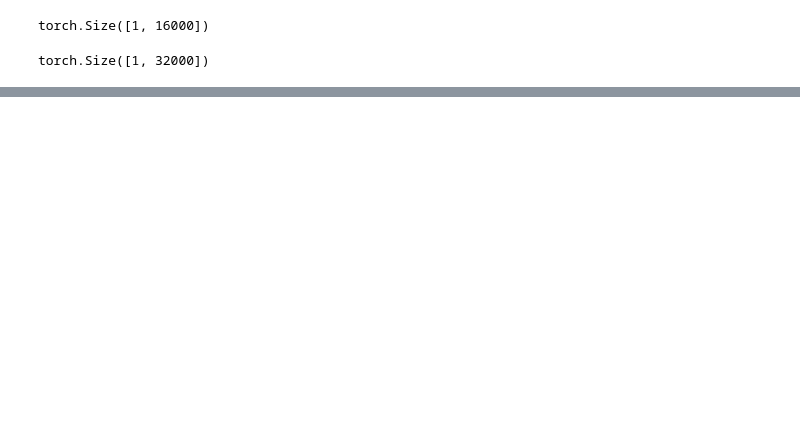
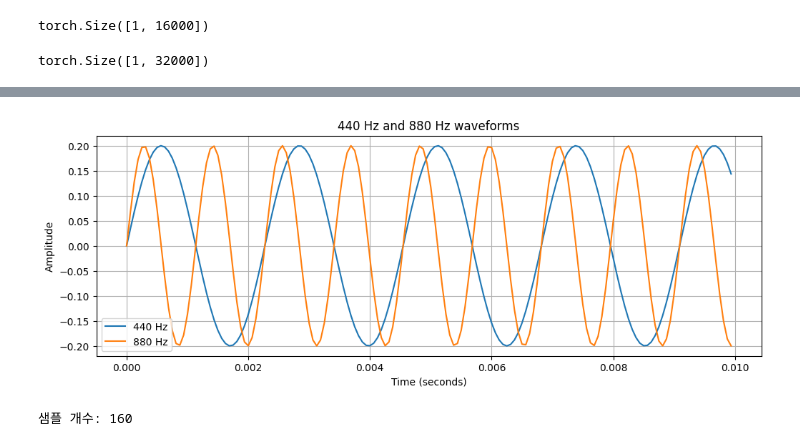
Before and after one commit to min-gyu-jeon/ai-study, a Jupyter notebook: asr-study/01_waveform.ipynb, the cells around one changed output, grey strips where cells are left out. Cells and saved outputs as stored; diff of their text form; code cells hidden in the pictures; blank space fills up the shorter version.

```diff
--- a/asr-study/01_waveform.ipynb
+++ b/asr-study/01_waveform.ipynb
@@ -77,3 +77,32 @@ Audio(waveform[0].numpy(), rate=sample_rate, normalize=False)
 샘플링 주파수: 16000 Hz
 재생 길이: 2.0 초
 [interactive output not drawn]
+# %%
+import math
+import torch
+import matplotlib.pyplot as plt
+
+sample_rate = 16_000
+duration = 0.01  # 0.01초, 즉 10밀리초
+
+num_samples = int(sample_rate * duration)
+time = torch.arange(num_samples) / sample_rate
+
+wave_440 = 0.2 * torch.sin(2 * math.pi * 440 * time)
+wave_880 = 0.2 * torch.sin(2 * math.pi * 880 * time)
+
+plt.figure(figsize=(12, 4))
+plt.plot(time, wave_440, label="440 Hz")
+plt.plot(time, wave_880, label="880 Hz")
+
+plt.xlabel("Time (seconds)")
+plt.ylabel("Amplitude")
+plt.title("440 Hz and 880 Hz waveforms")
+plt.legend()
+plt.grid()
+plt.show()
+
+print("샘플 개수:", num_samples)
+# %% [output]
+[figure, added]
+샘플 개수: 160
```
Also changed, not shown: parts of 11 cells of this notebook.
